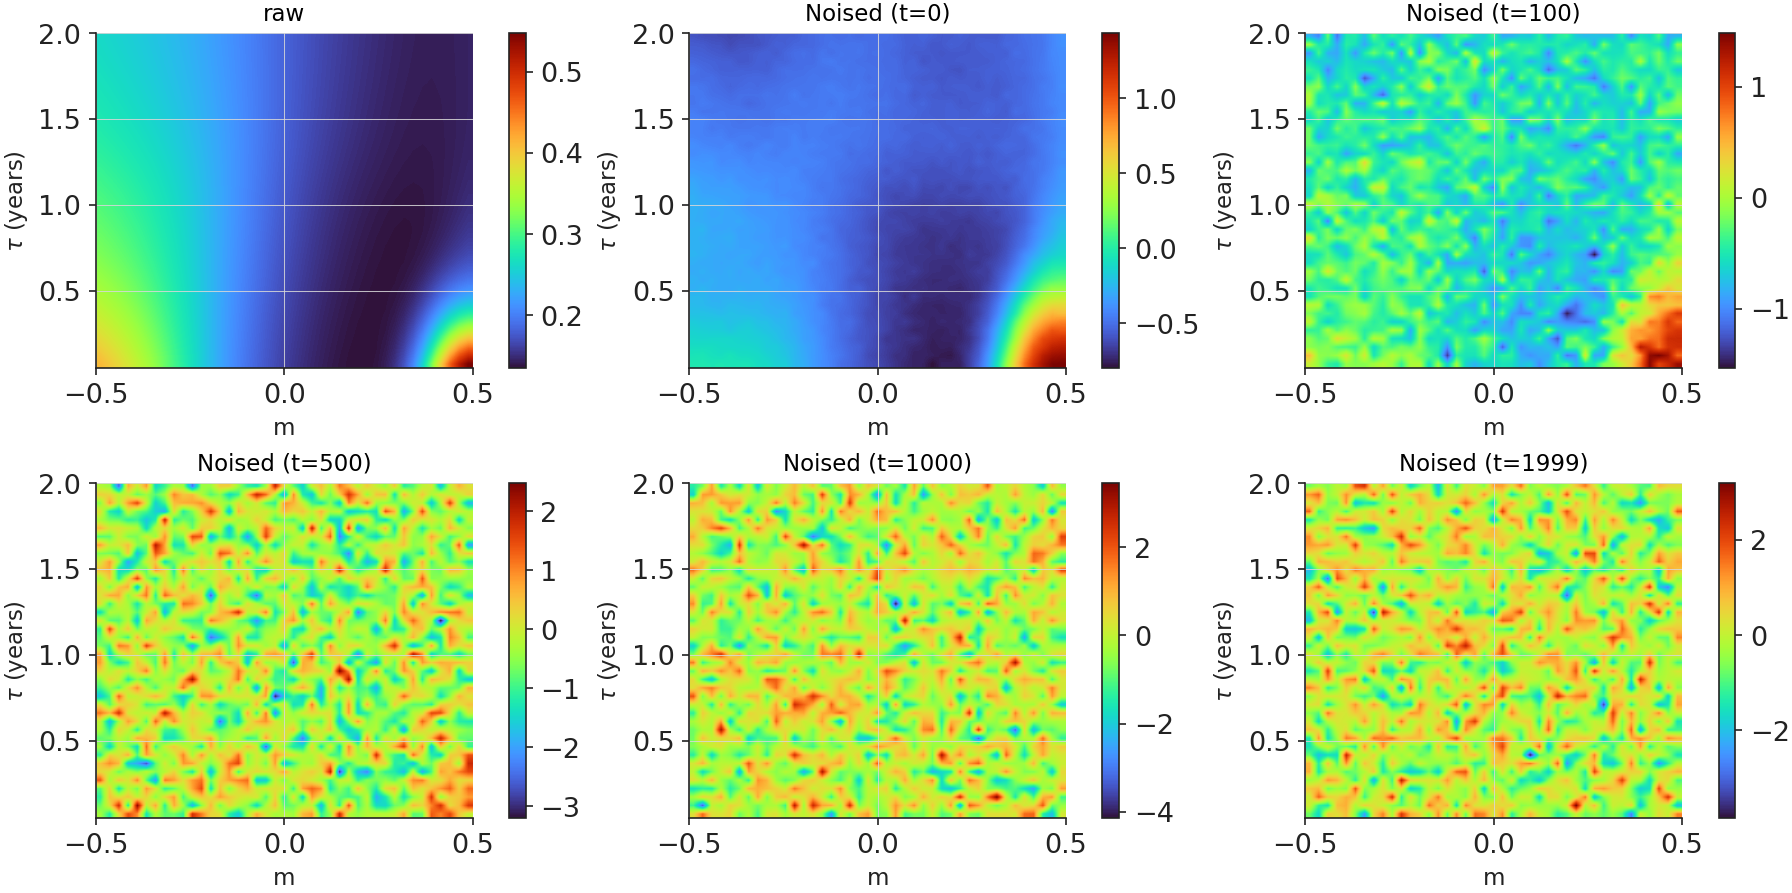
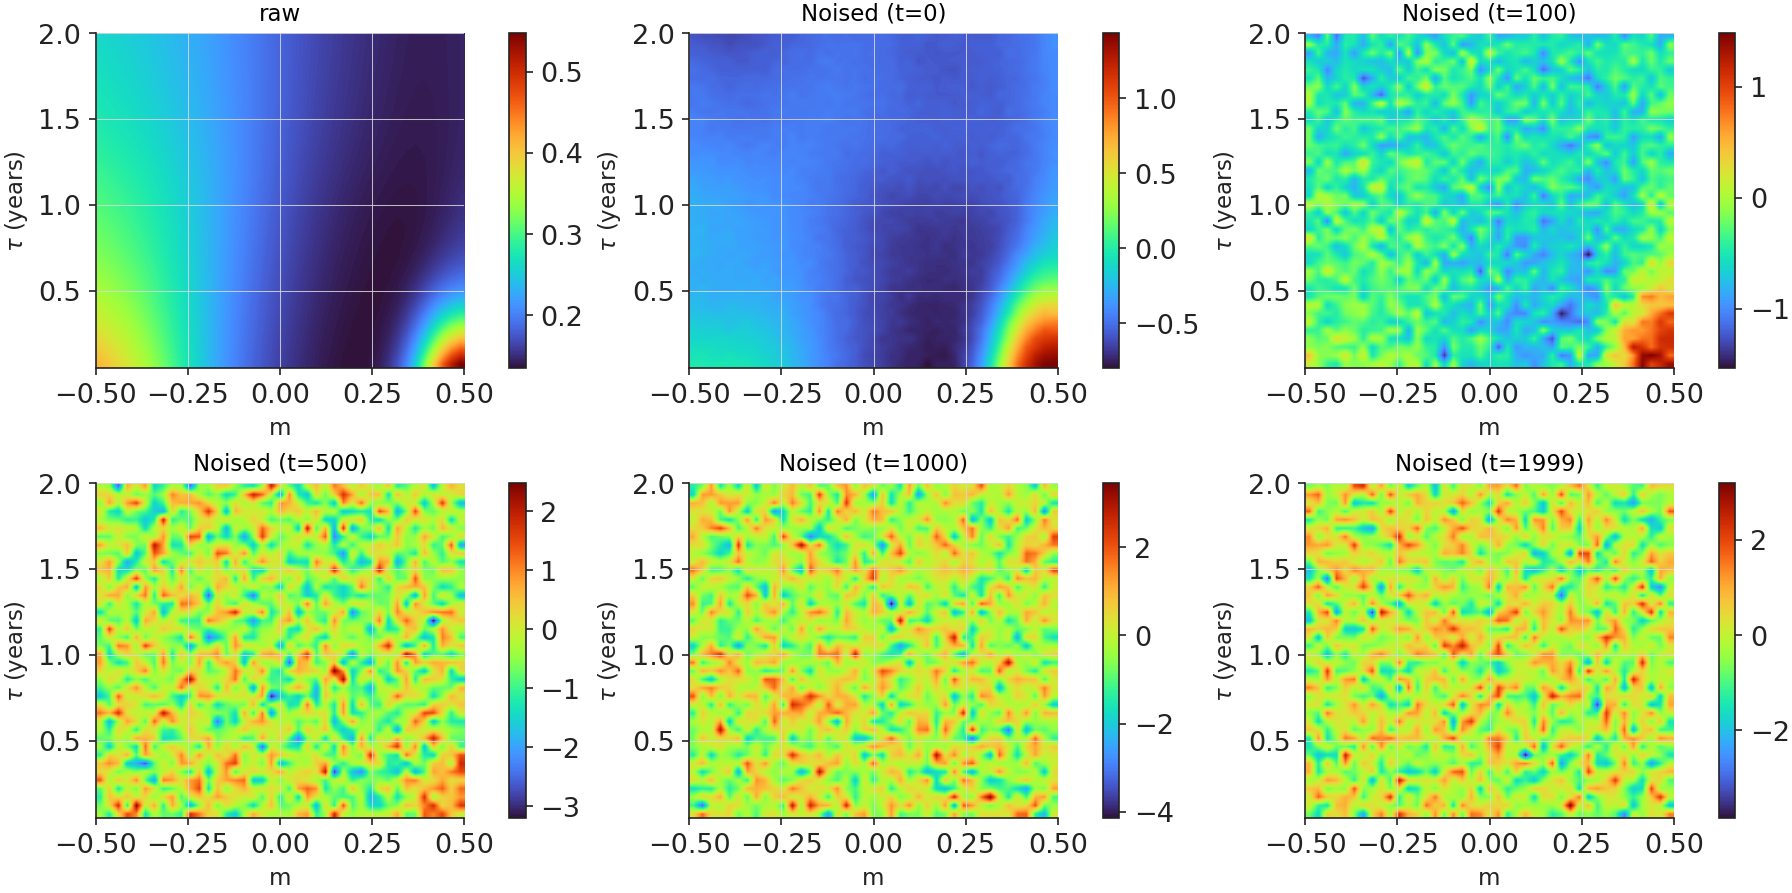
The notebook cell's code change between the first figure and the second:
--- before
+++ after
@@ -59,4 +59,5 @@
     ax.set_xlabel("m")
     ax.set_ylabel(r"$\tau$ (years)")
+    ax.xaxis.set_major_locator(MultipleLocator(0.25))
     style_2d_axes(ax)
     return image

Commit: correct plots